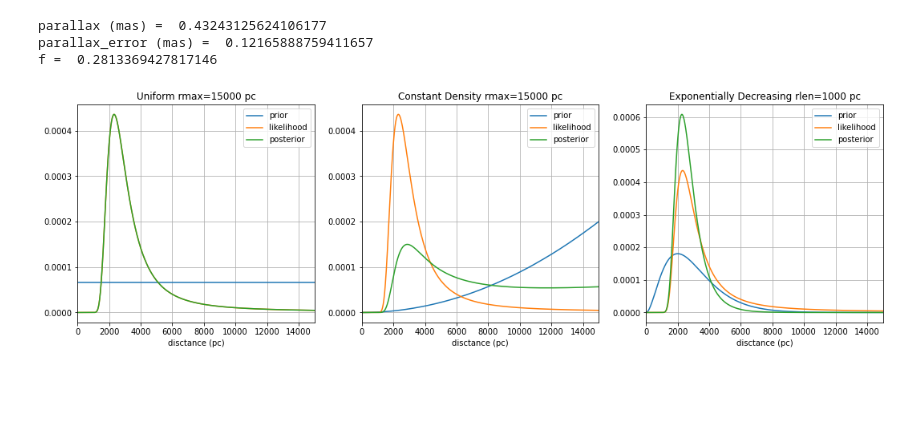
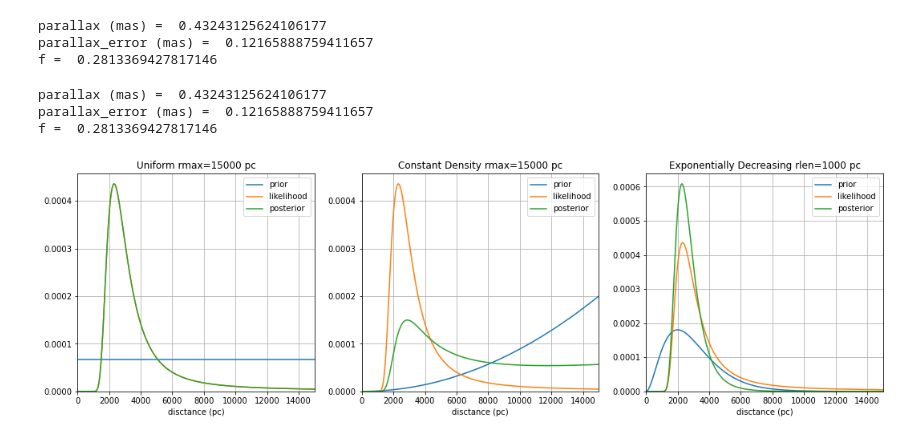
Before and after one commit to Alisyaifudin/estimating-distance, a Jupyter notebook: EstimatingDistance-Single.ipynb, the cells around one changed output. Saved outputs shown, nothing was run; the diff lists cells and outputs as text; code cells hidden in the pictures; blank space fills up the shorter version.

```diff
--- a/EstimatingDistance-Single.ipynb
+++ b/EstimatingDistance-Single.ipynb
@@ -158,36 +158,47 @@ parallax (mas) =  0.43243125624106177
 parallax_error (mas) =  0.12165888759411657
 f =  0.2813369427817146
 # %%
+## Print the data that being used
+print("parallax (mas) = ", parallax*1000)
+print("parallax_error (mas) = ", parallax_error*1000)
+print("f = ", parallax_error/parallax)
+
 # Plot
 fig, (ax1, ax2, ax3) = plt.subplots(1, 3, figsize=(18,5))
 
 ax1.plot(distance, prior1, label="prior")
 ax1.plot(distance, likelihood, label="likelihood")
 ax1.plot(distance, posterior1, label="posterior")
 ax1.legend(loc="best")
 ax1.grid()
 ax1.set_xlim(0, rmax)
+ax1.set_ylim(0)
 ax1.set_xlabel("disctance (pc)")
 ax1.set_title(f"Uniform rmax={int(rmax)} pc")
 
 ax2.plot(distance, prior2, label="prior")
 ax2.plot(distance, likelihood, label="likelihood")
 ax2.plot(distance, posterior2, label="posterior")
 ax2.legend(loc="best")
 ax2.grid()
 ax2.set_xlim(0, rmax)
+ax2.set_ylim(0)
 ax2.set_xlabel("disctance (pc)")
 ax2.set_title(f"Constant Density rmax={int(rmax)} pc")
 
 ax3.plot(distance, prior3, label="prior")
 ax3.plot(distance, likelihood, label="likelihood")
 ax3.plot(distance, posterior3, label="posterior")
 ax3.legend(loc="best")
 ax3.grid()
 ax3.set_xlim(0, rmax)
+ax3.set_ylim(0)
 ax3.set_xlabel("disctance (pc)")
 ax3.set_title(f"Exponentially Decreasing rlen={int(rlen)} pc")
 
 plt.show()
 # %% [output]
+parallax (mas) =  0.43243125624106177
+parallax_error (mas) =  0.12165888759411657
+f =  0.2813369427817146
-[figure, old version]
+[figure, new version]
```
Also changed, not shown: parts of 4 cells of this notebook.
